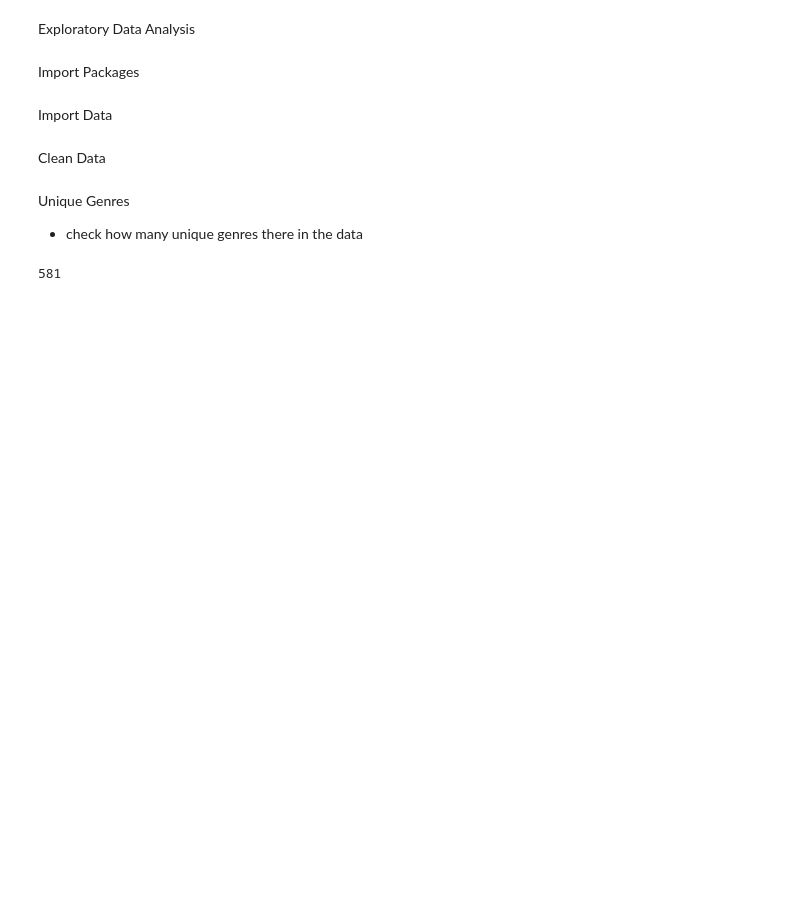
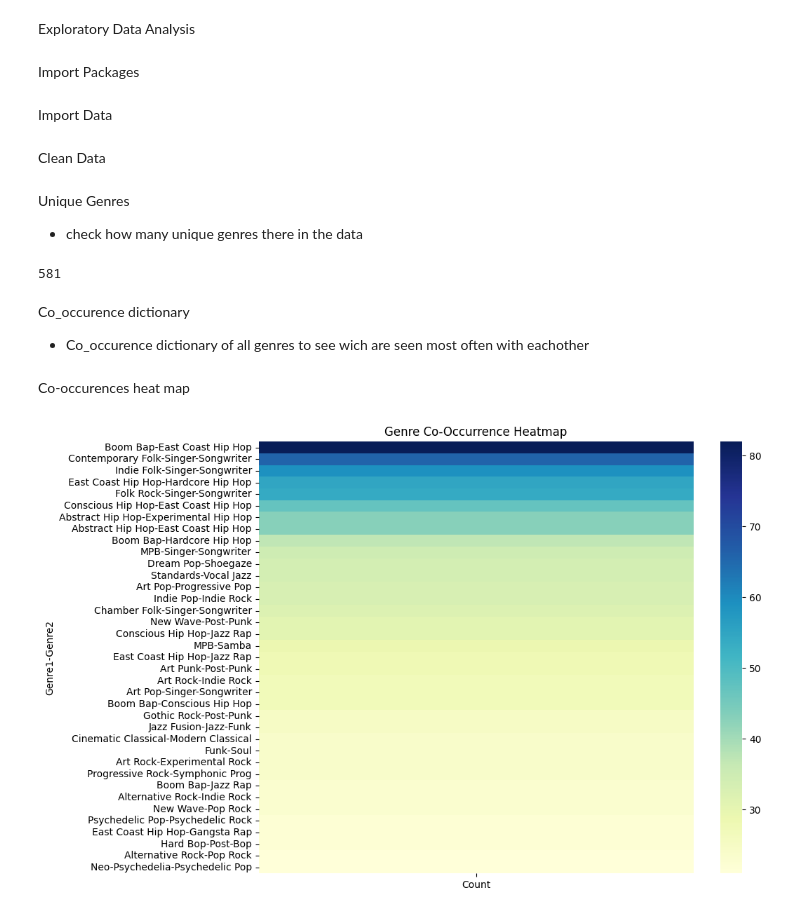
Before and after one commit to rheera/album-of-the-year-analysis, a Jupyter notebook: eda.ipynb, the cells around one changed output. Saved outputs shown, nothing was run; the diff lists cells and outputs as text; code cells hidden in the pictures; blank space fills up the shorter version.

```diff
--- a/eda.ipynb
+++ b/eda.ipynb
@@ -34,3 +34,41 @@ flat_genres = np.hstack(genres)
 len(np.unique(flat_genres))
 # %% [output]
 581
+# %% [markdown]
+Co_occurence dictionary
+- Co_occurence dictionary of all genres to see wich are seen most often with eachother
+# %%
+# Initialize a dictionary to store genre pairs and counts
+genre_counts = {}
+
+
+# Iterate through each row
+for genres_list in df["genres"]:
+    # Generate all pairs of genres
+    pairs = combinations(genres_list, 2)
+    for pair in pairs:
+        # Update the counts
+        genre_counts.setdefault(tuple(sorted(pair)), 0)
+        genre_counts[tuple(sorted(pair))] += 1
+
+filtered_genres = {key: value for key, value in genre_counts.items() if value > 20}
+# sorted_filtered_genres = dict(sorted(filtered_genres.items(), key=lambda item: item[1]))
+
+# Create a DataFrame from the dictionary
+co_occurrence_df = pd.DataFrame(
+    filtered_genres.values(),
+    index=pd.MultiIndex.from_tuples(filtered_genres.keys()),
+    columns=["Count"],
+)
+# print(co_occurrence_df.sort_values("Count", ascending=False))
+# %% [markdown]
+Co-occurences heat map
+# %%
+# Create a heatmap to visualize the occurences not as a pivot table
+plt.figure(figsize=(10, 8))
+sns.heatmap(co_occurrence_df.sort_values("Count", ascending=False), annot=False, cmap="YlGnBu")
+plt.title("Genre Co-Occurrence Heatmap")
+plt.ylabel("Genre1-Genre2")
+plt.show()
+# %% [output]
+[figure, added]
```
Also changed, not shown: parts of 8 cells of this notebook, 1 other file.
